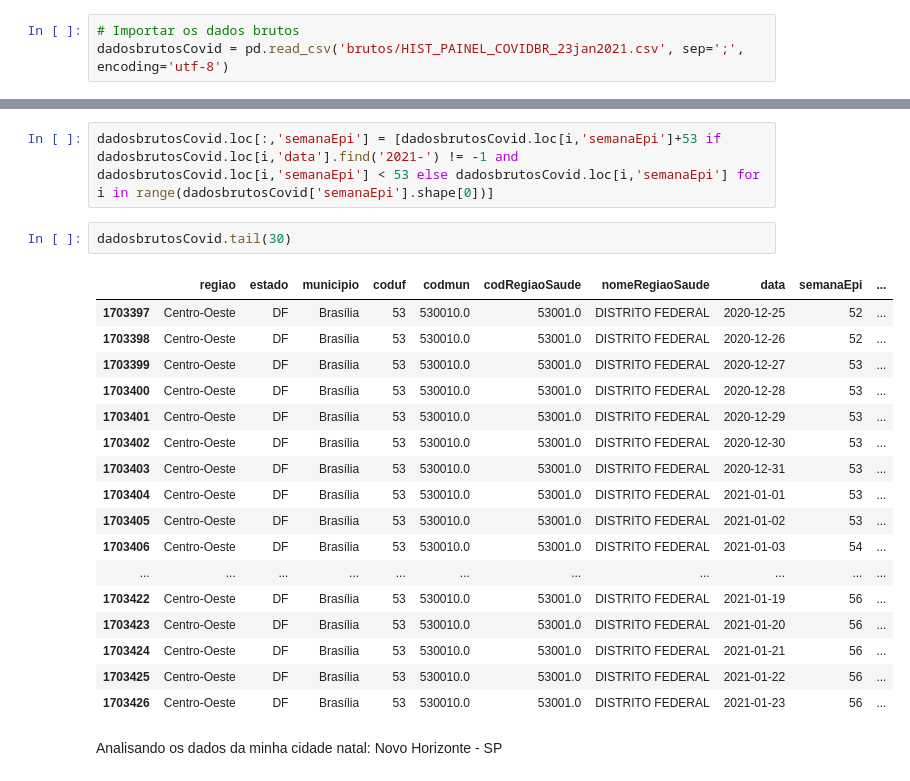
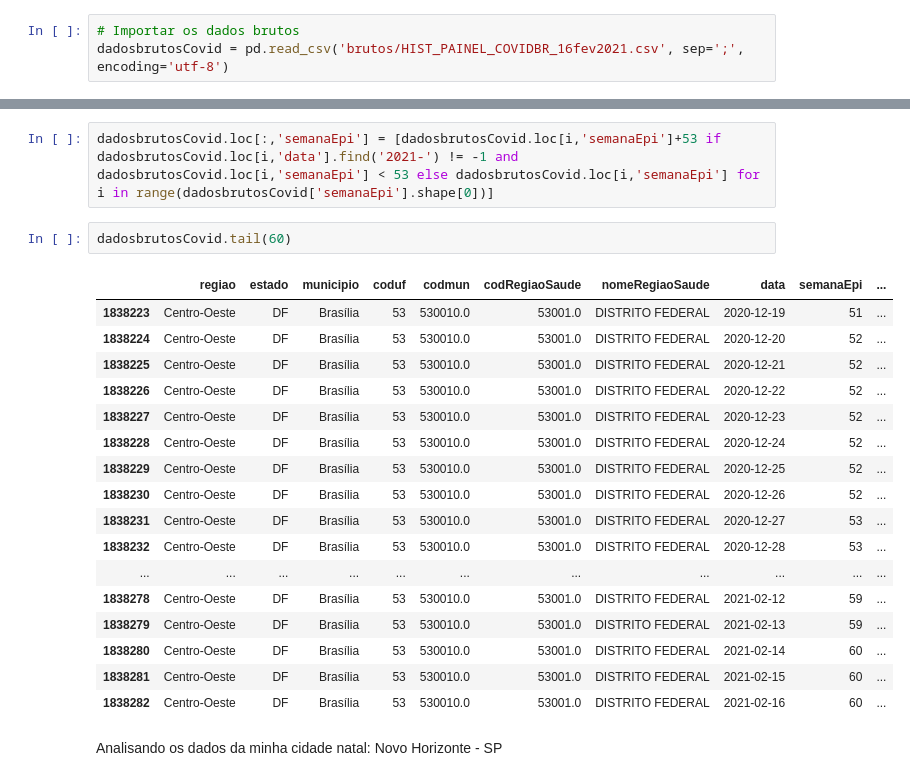
Before and after one commit to Lubelisa/Analise_de_Dados, a Jupyter notebook: Analise_Dados_Covid19_GraficosPorCidade.ipynb, the cells around one changed output, grey strips where cells are left out. Cells and saved outputs as stored; diff of their text form.

```diff
--- a/Analise_Dados_Covid19_GraficosPorCidade.ipynb
+++ b/Analise_Dados_Covid19_GraficosPorCidade.ipynb
@@ -4,7 +4,7 @@ import seaborn as sns
 import matplotlib.pyplot as plt
 # %%
 # Importar os dados brutos
-dadosbrutosCovid = pd.read_csv('brutos/HIST_PAINEL_COVIDBR_23jan2021.csv', sep=';', encoding='utf-8')
+dadosbrutosCovid = pd.read_csv('brutos/HIST_PAINEL_COVIDBR_16fev2021.csv', sep=';', encoding='utf-8')
 # %%
 # Exibir o data frame
 dadosbrutosCovid.tail(30)
@@ -39,25 +39,25 @@ Antes de fazer a análise dos dados, temos que consertar a representação das s
 # %%
 dadosbrutosCovid.loc[:,'semanaEpi'] = [dadosbrutosCovid.loc[i,'semanaEpi']+53 if dadosbrutosCovid.loc[i,'data'].find('2021-') != -1 and dadosbrutosCovid.loc[i,'semanaEpi'] < 53 else dadosbrutosCovid.loc[i,'semanaEpi'] for i in range(dadosbrutosCovid['semanaEpi'].shape[0])]
 # %%
-dadosbrutosCovid.tail(30)
+dadosbrutosCovid.tail(60)
 # %% [output]
 |  | regiao | estado | municipio | coduf | codmun | codRegiaoSaude | nomeRegiaoSaude | data | semanaEpi | ... |
-| 1703397 | Centro-Oeste | DF | Brasília | 53 | 530010.0 | 53001.0 | DISTRITO FEDERAL | 2020-12-25 | 52 | ... |
-| 1703398 | Centro-Oeste | DF | Brasília | 53 | 530010.0 | 53001.0 | DISTRITO FEDERAL | 2020-12-26 | 52 | ... |
-| 1703399 | Centro-Oeste | DF | Brasília | 53 | 530010.0 | 53001.0 | DISTRITO FEDERAL | 2020-12-27 | 53 | ... |
-| 1703400 | Centro-Oeste | DF | Brasília | 53 | 530010.0 | 53001.0 | DISTRITO FEDERAL | 2020-12-28 | 53 | ... |
-| 1703401 | Centro-Oeste | DF | Brasília | 53 | 530010.0 | 53001.0 | DISTRITO FEDERAL | 2020-12-29 | 53 | ... |
-| 1703402 | Centro-Oeste | DF | Brasília | 53 | 530010.0 | 53001.0 | DISTRITO FEDERAL | 2020-12-30 | 53 | ... |
-| 1703403 | Centro-Oeste | DF | Brasília | 53 | 530010.0 | 53001.0 | DISTRITO FEDERAL | 2020-12-31 | 53 | ... |
-| 1703404 | Centro-Oeste | DF | Brasília | 53 | 530010.0 | 53001.0 | DISTRITO FEDERAL | 2021-01-01 | 53 | ... |
-| 1703405 | Centro-Oeste | DF | Brasília | 53 | 530010.0 | 53001.0 | DISTRITO FEDERAL | 2021-01-02 | 53 | ... |
-| 1703406 | Centro-Oeste | DF | Brasília | 53 | 530010.0 | 53001.0 | DISTRITO FEDERAL | 2021-01-03 | 54 | ... |
+| 1838223 | Centro-Oeste | DF | Brasília | 53 | 530010.0 | 53001.0 | DISTRITO FEDERAL | 2020-12-19 | 51 | ... |
+| 1838224 | Centro-Oeste | DF | Brasília | 53 | 530010.0 | 53001.0 | DISTRITO FEDERAL | 2020-12-20 | 52 | ... |
+| 1838225 | Centro-Oeste | DF | Brasília | 53 | 530010.0 | 53001.0 | DISTRITO FEDERAL | 2020-12-21 | 52 | ... |
+| 1838226 | Centro-Oeste | DF | Brasília | 53 | 530010.0 | 53001.0 | DISTRITO FEDERAL | 2020-12-22 | 52 | ... |
+| 1838227 | Centro-Oeste | DF | Brasília | 53 | 530010.0 | 53001.0 | DISTRITO FEDERAL | 2020-12-23 | 52 | ... |
+| 1838228 | Centro-Oeste | DF | Brasília | 53 | 530010.0 | 53001.0 | DISTRITO FEDERAL | 2020-12-24 | 52 | ... |
+| 1838229 | Centro-Oeste | DF | Brasília | 53 | 530010.0 | 53001.0 | DISTRITO FEDERAL | 2020-12-25 | 52 | ... |
+| 1838230 | Centro-Oeste | DF | Brasília | 53 | 530010.0 | 53001.0 | DISTRITO FEDERAL | 2020-12-26 | 52 | ... |
+| 1838231 | Centro-Oeste | DF | Brasília | 53 | 530010.0 | 53001.0 | DISTRITO FEDERAL | 2020-12-27 | 53 | ... |
+| 1838232 | Centro-Oeste | DF | Brasília | 53 | 530010.0 | 53001.0 | DISTRITO FEDERAL | 2020-12-28 | 53 | ... |
 | ... | ... | ... | ... | ... | ... | ... | ... | ... | ... | ... |
-| 1703422 | Centro-Oeste | DF | Brasília | 53 | 530010.0 | 53001.0 | DISTRITO FEDERAL | 2021-01-19 | 56 | ... |
-| 1703423 | Centro-Oeste | DF | Brasília | 53 | 530010.0 | 53001.0 | DISTRITO FEDERAL | 2021-01-20 | 56 | ... |
-| 1703424 | Centro-Oeste | DF | Brasília | 53 | 530010.0 | 53001.0 | DISTRITO FEDERAL | 2021-01-21 | 56 | ... |
-| 1703425 | Centro-Oeste | DF | Brasília | 53 | 530010.0 | 53001.0 | DISTRITO FEDERAL | 2021-01-22 | 56 | ... |
-| 1703426 | Centro-Oeste | DF | Brasília | 53 | 530010.0 | 53001.0 | DISTRITO FEDERAL | 2021-01-23 | 56 | ... |
+| 1838278 | Centro-Oeste | DF | Brasília | 53 | 530010.0 | 53001.0 | DISTRITO FEDERAL | 2021-02-12 | 59 | ... |
+| 1838279 | Centro-Oeste | DF | Brasília | 53 | 530010.0 | 53001.0 | DISTRITO FEDERAL | 2021-02-13 | 59 | ... |
+| 1838280 | Centro-Oeste | DF | Brasília | 53 | 530010.0 | 53001.0 | DISTRITO FEDERAL | 2021-02-14 | 60 | ... |
+| 1838281 | Centro-Oeste | DF | Brasília | 53 | 530010.0 | 53001.0 | DISTRITO FEDERAL | 2021-02-15 | 60 | ... |
+| 1838282 | Centro-Oeste | DF | Brasília | 53 | 530010.0 | 53001.0 | DISTRITO FEDERAL | 2021-02-16 | 60 | ... |
 # %% [markdown]
 Analisando os dados da minha cidade natal: Novo Horizonte - SP
 # %%
```
Also changed, not shown: parts of 7 cells of this notebook.
